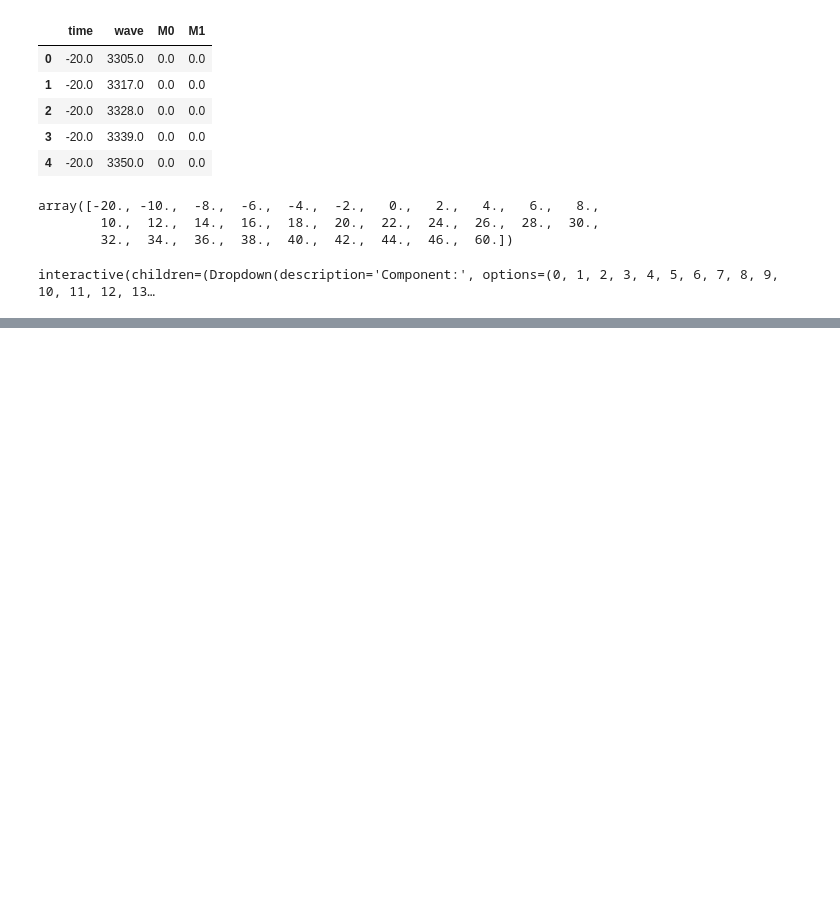
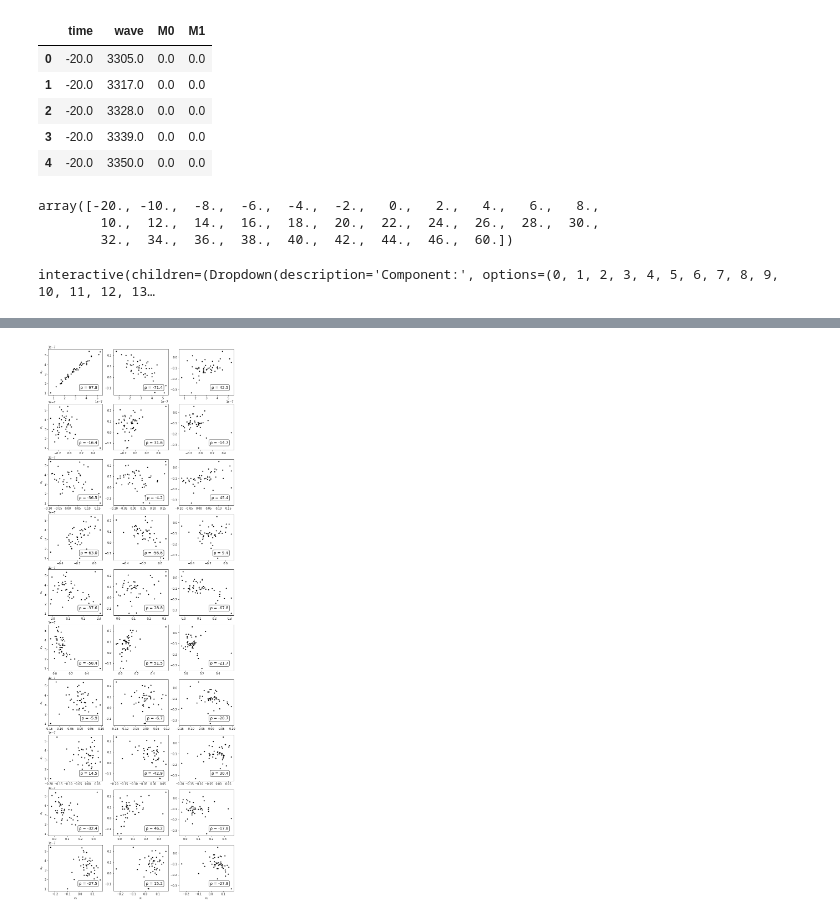
Before and after one commit to joaofrancafisica/SNFACTORY_SNTRAIN, a Jupyter notebook: TRAIN_TEST.ipynb, the cells around one changed output, grey strips where cells are left out. Saved outputs shown, nothing was run; the diff lists cells and outputs as text; code cells hidden in the pictures; blank space fills up the shorter version.

```diff
--- a/TRAIN_TEST.ipynb
+++ b/TRAIN_TEST.ipynb
@@ -358,6 +432,12 @@ M0_reshape = np.array(templates[0]["flux"]).reshape(61, 501)
 M1_reshape = np.array(templates[1]["flux"]).reshape(61, 501)
 M2_reshape = np.array(templates[2]["flux"]).reshape(61, 501)
 M3_reshape = np.array(templates[3]["flux"]).reshape(61, 501)
+M4_reshape = np.array(templates[4]["flux"]).reshape(61, 501)
+M5_reshape = np.array(templates[5]["flux"]).reshape(61, 501)
+M6_reshape = np.array(templates[6]["flux"]).reshape(61, 501)
+M7_reshape = np.array(templates[7]["flux"]).reshape(61, 501)
+M8_reshape = np.array(templates[8]["flux"]).reshape(61, 501)
+M9_reshape = np.array(templates[9]["flux"]).reshape(61, 501)
 c = pd.read_csv(".//Templates//salt2_colour_law_guy2010.dat", header = None, sep = "\s+") # color term
 c.columns = ["wave", "ext"]
 
@@ -677,0 +821,21 @@ interactive(children=(Dropdown(description='Component:', options=(0, 1, 2, 3, 4,
+# %%
+param_ajuste = pd.DataFrame(data=np.zeros(shape=(len(PHOTOMETRY_DATASET_TEST), 13)), columns=["x0_exp3", "x1_exp3", "x2_exp3", "x0_exp10", "x1_exp10", "x2_exp10", "x3_exp10", "x4_exp10", "x5_exp10", "x6_exp10", "x7_exp10", "x8_exp10", "x9_exp10"])
+for i in range(0, len(PHOTOMETRY_DATASET_TEST)):
+    x0_exp, x1_exp, x2_exp, x0_exp10, x1_exp10, x2_exp10, x3_exp10, x4_exp10, x5_exp10, x6_exp10, x7_exp10, x8_exp10, x9_exp10  = parametros_ajustes(i)
+    #param_ajuste["x0_exp3"][i] = -2.5*np.log10(x0_exp)
+    param_ajuste["x0_exp3"][i] = x0_exp
+    param_ajuste["x1_exp3"][i] = x1_exp
+    param_ajuste["x2_exp3"][i] = x2_exp
+    #param_ajuste["x0_exp10"][i] = -2.5*np.log10(x0_exp10)
+    param_ajuste["x0_exp10"][i] = x0_exp10
+    param_ajuste["x1_exp10"][i] = x1_exp10
+    param_ajuste["x2_exp10"][i] = x2_exp10
+    param_ajuste["x3_exp10"][i] = x3_exp10
+    param_ajuste["x4_exp10"][i] = x4_exp10
+    param_ajuste["x5_exp10"][i] = x5_exp10
+    param_ajuste["x6_exp10"][i] = x6_exp10
+    param_ajuste["x7_exp10"][i] = x7_exp10
+    param_ajuste["x8_exp10"][i] = x8_exp10
+    param_ajuste["x9_exp10"][i] = x9_exp10
+
+param_ajuste.head()
@@ -677,0 +886,15 @@ interactive(children=(Dropdown(description='Component:', options=(0, 1, 2, 3, 4,
+# %%
+fig, ax = plt.subplots(ncols=3, nrows=10, figsize=(12,36))
+for i in range(10):
+    for j in range(3):
+        ax[i, j].plot(param_ajuste[exp10_param_names[i]], param_ajuste[exp3_param_names[j]], 'k.')#, label=str(round(np.corrcoef(df[salt2_param_names[i]], df[exp_param_names[j]])[0][1]*100, 1)))
+        ax[i, j].annotate("ρ = "+str(round(np.corrcoef(param_ajuste[exp10_param_names[i]], param_ajuste[exp3_param_names[j]])[0][1]*100, 1)), xy=(0.9, .2), xycoords='axes fraction',
+                          size=14, ha='right', va='top',
+                          bbox=dict(boxstyle='round', fc='w'))
+        if j == 0:
+            ax[i, j].set_ylabel(exp10_param_latex[i])
+        if i == 9:
+            ax[i, j].set_xlabel(exp3_param_latex[j])
+plt.savefig('correlation.pdf')
+# %% [output]
+[figure, added]
```
Also changed, not shown: parts of 45 cells of this notebook.
